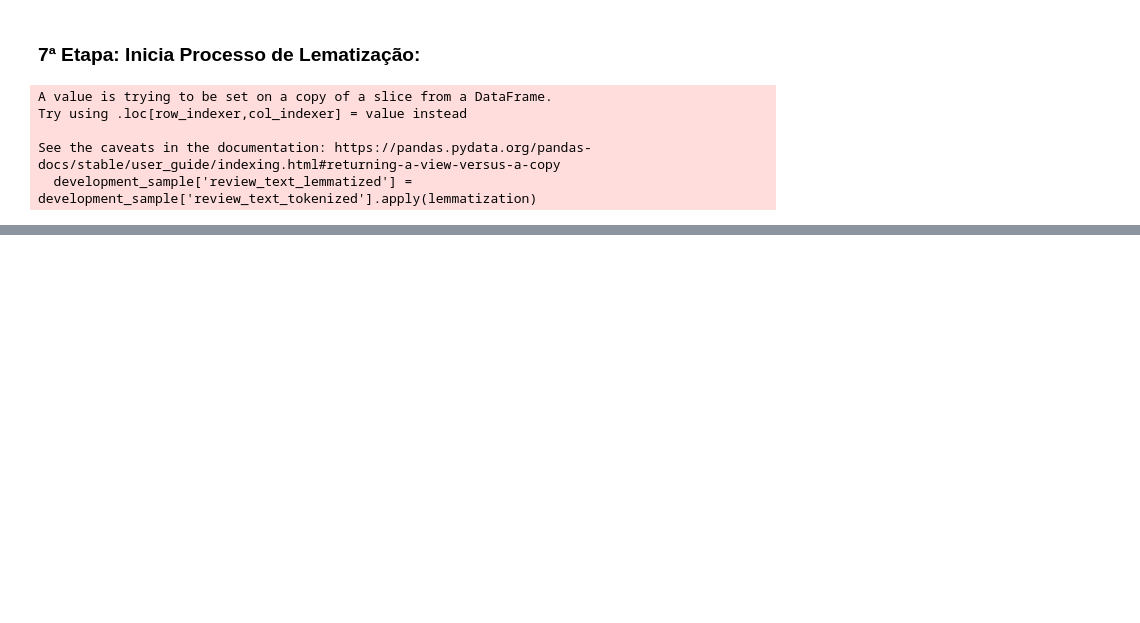
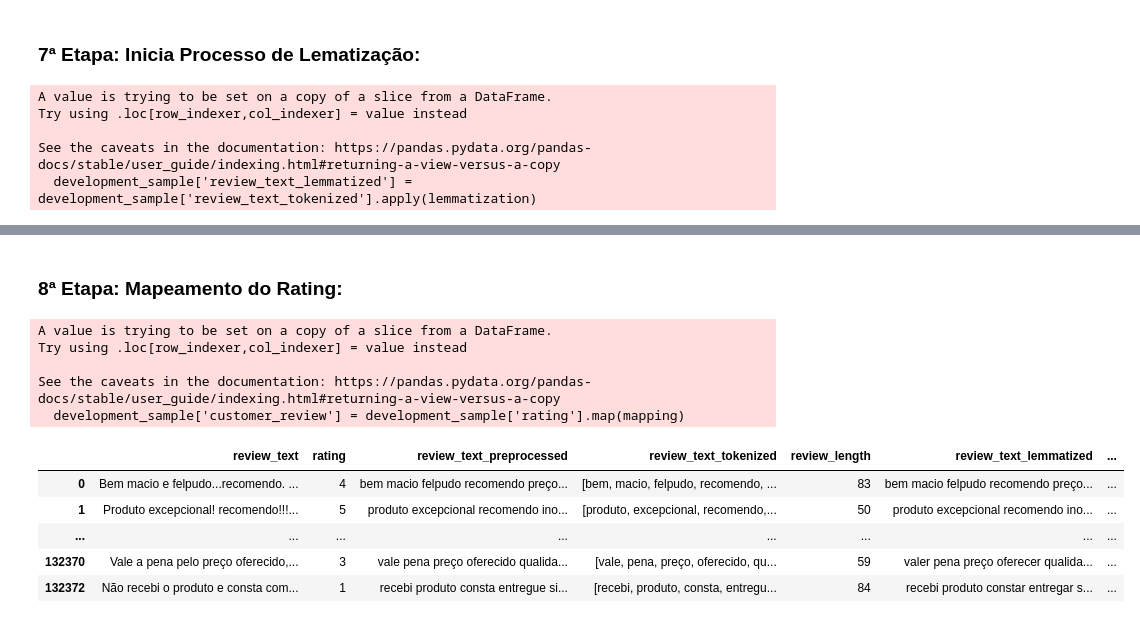
Before and after one commit to raphaelchaves/papa-linguas, a Jupyter notebook: Projeto_PLN_ICMC_V1.ipynb, the cells around one changed output, grey strips where cells are left out. Cells and saved outputs as stored; diff of their text form; code cells hidden in the pictures; blank space fills up the shorter version.

```diff
--- a/Projeto_PLN_ICMC_V1.ipynb
+++ b/Projeto_PLN_ICMC_V1.ipynb
@@ -354,3 +361,24 @@ display(HTML(development_sample.to_html(max_rows=20)))
 | 132369 | Eu estou muito chateado com isso ... | 1 | chateado gostaria vcs resolve ráp... | [chateado, gostaria, vcs, resolve... | 198 | chatear gostar vcs resolver rápid... |
 | 132370 | Vale a pena pelo preço oferecido,... | 3 | vale pena preço oferecido qualida... | [vale, pena, preço, oferecido, qu... | 59 | valer pena preço oferecer qualida... |
 | 132372 | Não recebi o produto e consta com... | 1 | recebi produto consta entregue si... | [recebi, produto, consta, entregu... | 84 | recebi produto constar entregar s... |
+# %% [markdown]
+### 8ª Etapa: Mapeamento do Rating:
+# %%
+# O atributo rating representa a revisão dos clientes que se baseia no seguinte mapeamento:
+mapping = {1: 'Ruim', 2: 'Regular', 3: 'Bom', 4: 'Ótimo', 5: 'Excelente'}
+
+development_sample['customer_review'] = development_sample['rating'].map(mapping)
+
+display(HTML(development_sample.to_html(max_rows=5)))
+# %% [output]
+A value is trying to be set on a copy of a slice from a DataFrame.
+Try using .loc[row_indexer,col_indexer] = value instead
+
+See the caveats in the documentation: https://pandas.pydata.org/pandas-docs/stable/user_guide/indexing.html#returning-a-view-versus-a-copy
+  development_sample['customer_review'] = development_sample['rating'].map(mapping)
+|  | review_text | rating | review_text_preprocessed | review_text_tokenized | review_length | review_text_lemmatized | ... |
+| 0 | Bem macio e felpudo...recomendo. ... | 4 | bem macio felpudo recomendo preço... | [bem, macio, felpudo, recomendo, ... | 83 | bem macio felpudo recomendo preço... | ... |
+| 1 | Produto excepcional! recomendo!!!... | 5 | produto excepcional recomendo ino... | [produto, excepcional, recomendo,... | 50 | produto excepcional recomendo ino... | ... |
+| ... | ... | ... | ... | ... | ... | ... | ... |
+| 132370 | Vale a pena pelo preço oferecido,... | 3 | vale pena preço oferecido qualida... | [vale, pena, preço, oferecido, qu... | 59 | valer pena preço oferecer qualida... | ... |
+| 132372 | Não recebi o produto e consta com... | 1 | recebi produto consta entregue si... | [recebi, produto, consta, entregu... | 84 | recebi produto constar entregar s... | ... |
```
Also changed, not shown: parts of 16 cells of this notebook.
